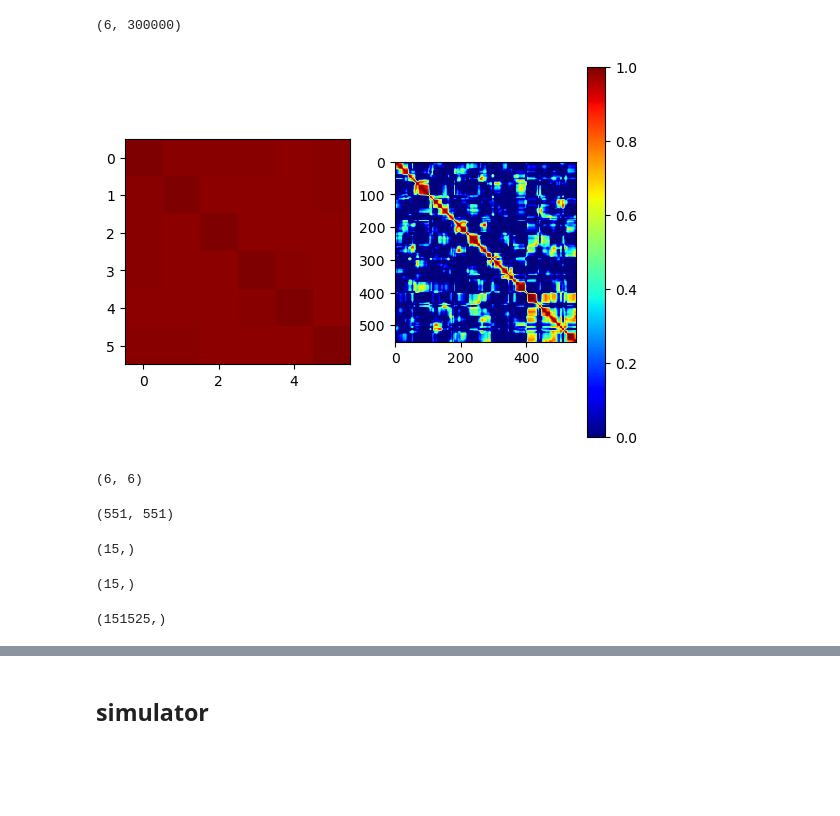
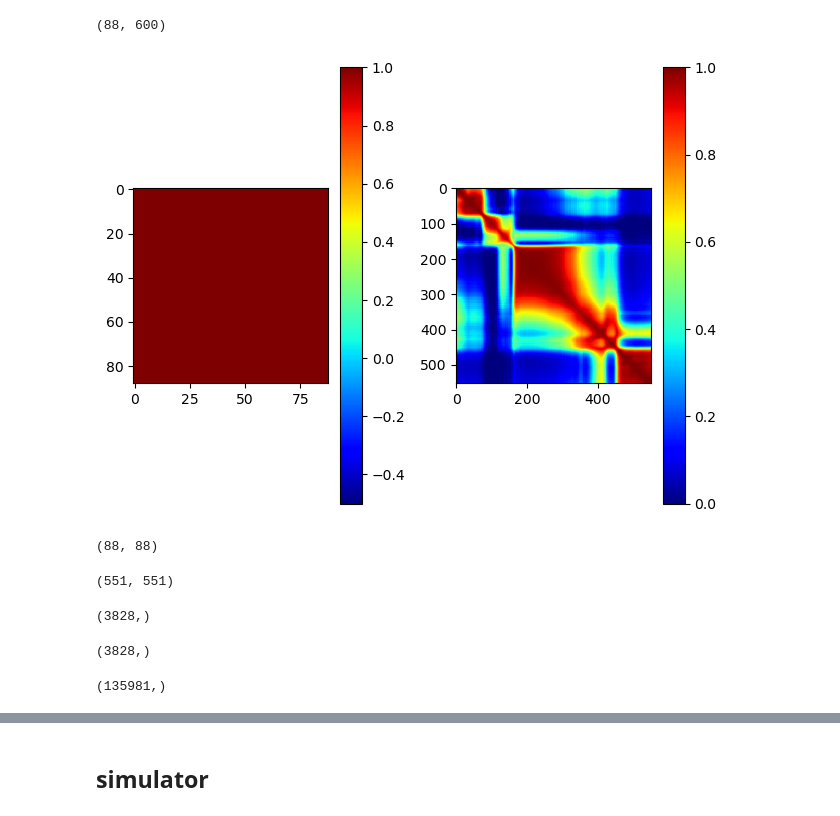
Before and after one commit to monicapaoletti/GSoC_T3.3_inference, a Jupyter notebook: scripts/notebooks/mpr_jax_inference_smallSC.ipynb, the cells around one changed output, grey strips where cells are left out. Drawn from its saved outputs; the diff is of its cells as text; code cells hidden in the pictures; blank space fills up the shorter version.

```diff
--- a/scripts/notebooks/mpr_jax_inference_smallSC.ipynb
+++ b/scripts/notebooks/mpr_jax_inference_smallSC.ipynb
@@ -47,16 +45,28 @@ SC size 6x6
 # %%
-SC = nx.to_numpy_array(nx.complete_graph(6))
+datapath = utils.DATA_ROOT
+weights = np.loadtxt(os.path.join(datapath, "weights.txt"))
+weights = weights#[:10,:10]
+nn = len(weights)
+SC = jnp.array(weights) / jnp.max(weights)
+
 weights=SC
-params = {"G": 0.25,
+params = {"G": 0.33,
           "weights": weights,
-          "t_end": 300000,
+          "t_end": 3000, #t_end 300_000, cut 10_000, tr 500
           "dt": 0.01,
           "eta": jnp.array([-4.6]),
           "rv_decimate": 10,
           "noise_amp": 0.037,
-          "tr": 1.0, # set to 500 to subsaple BOLD
+          "tr": 5.0, # set to 500 to subsaple BOLD
           "seed":42
           }
+
+wwidth = 30  # must be < 60
+maxNwindows = 300
+olap = 0.94
+cut = 20 #number of initial time points discarded from the BOLD signal (if BOLD was subsampled, discard 20 only)
+tr = 1
+
 def timer(func):
     def wrapper(*args, **kwargs):
         import time
@@ -82,5 +92,5 @@ def wrapper(g, par, close=True):
     bold_t = data["bold_t"]
     return rv_t, r, v, bold_t, bold_d
 
-rv_t, r, v, bold_t, bold_d =  wrapper(0.33, params)
+rv_t, r, v, bold_t, bold_d =  wrapper(0.00, params)
 # %% [output]
@@ -88,5 +98,5 @@ wrapper took 14.41 seconds
 # %%
 np.shape(bold_d.T) #simulate the full BOLD
 # %% [output]
-(6, 300000)
+(88, 600)
 # %%
@@ -107,15 +111,17 @@ u_FCD = FCD[jnp.triu_indices_from(FCD, k=30)]
 #u_FCD = FCD[jnp.triu_indices_from(FCD, k=1)]
 # %%
 fig, ax = plt.subplots(ncols=2)
-ax[0].imshow(FC, vmin=0, vmax=1, cmap='jet')
+im1 = ax[0].imshow(FC, vmin=-0.5, vmax=1, cmap='jet')
 im = ax[1].imshow(FCD, vmin=0, vmax=1, cmap='jet')
-fig.colorbar(im) ;
+fig.colorbar(im1)
+fig.colorbar(im)
+plt.tight_layout()
 # %% [output]
-[figure, old version]
+[figure, new version]
 # %%
 np.shape(FC)
 # %% [output]
-(6, 6)
+(88, 88)
 # %%
 np.shape(FCD)
 # %% [output]
@@ -123,13 +129,13 @@ np.shape(FCD)
 # %%
 np.shape(u_FC)
 # %% [output]
-(15,)
+(3828,)
 # %%
 np.shape(zu_FC)
 # %% [output]
-(15,)
+(3828,)
 # %%
 np.shape(u_FCD)
 # %% [output]
-(151525,)
+(135981,)
 # %%
```
Also changed, not shown: parts of 61 cells of this notebook.
